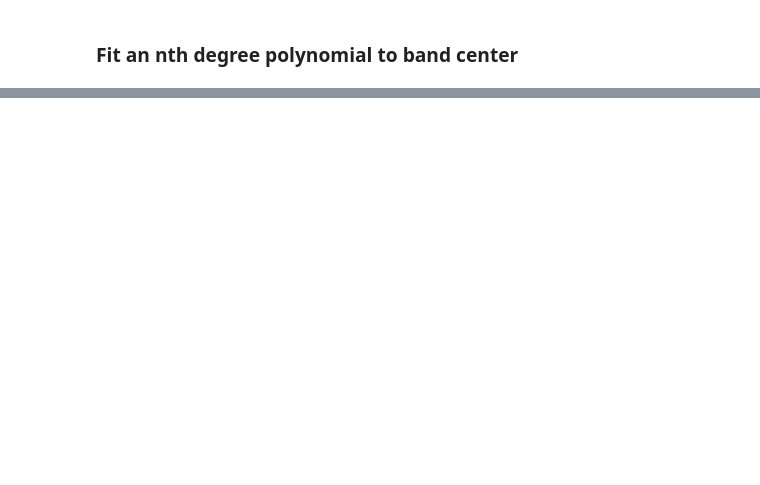
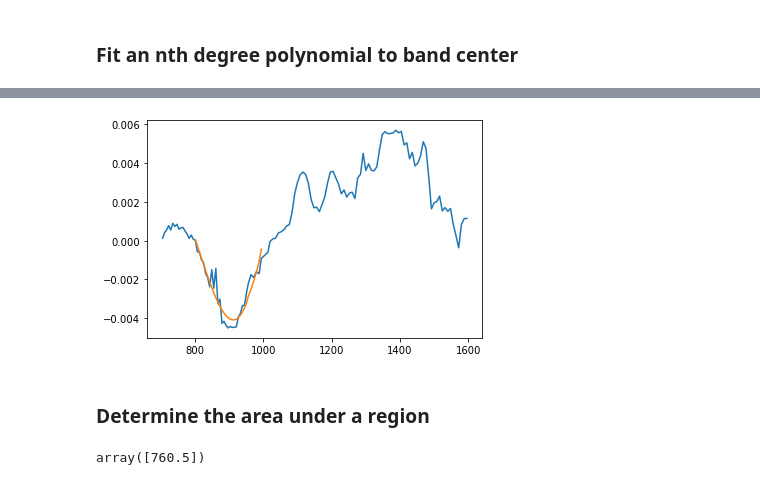
Before and after one commit to ianeece/PySAT, a Jupyter notebook: notebooks/2_Visualize_Kaguya_Spectral_Data.ipynb, the cells around one changed output, grey strips where cells are left out. Saved outputs shown, nothing was run; the diff lists cells and outputs as text; code cells hidden in the pictures; blank space fills up the shorter version.

```diff
--- a/notebooks/2_Visualize_Kaguya_Spectral_Data.ipynb
+++ b/notebooks/2_Visualize_Kaguya_Spectral_Data.ipynb
@@ -116,0 +146,20 @@ band_area(b, 750, 1000)
+# %%
+#This will fit a polynomial through a selected wavelength range.
+#If you do not specify the 'degree' argument with an integer, it will pick degree 3 as the default.
+#This could be dangerous, depending on the shape of the region, so do your own careful testing!
+#The band_center function will also return 'center' of the fitted function.
+center, fitted_spectra = band_center(subs, 800, 1000)
+#Plot the original spectra with boxcar applied
+plt.plot(subs.index, subs.values)
+#Plot the fitted
+plt.plot(subs[800:1000].index, fitted_spectra)
+plt.show()
+# %% [output]
+[figure, added]
+# %% [markdown]
+### Determine the area under a region
+# %%
+#This utilizes the numpy trapz functionality. Please take a look there for how the area is computed.
+band_area(subs, 750, 1000)
+# %% [output]
+array([760.5])
```
Also changed, not shown: parts of 17 cells of this notebook.
